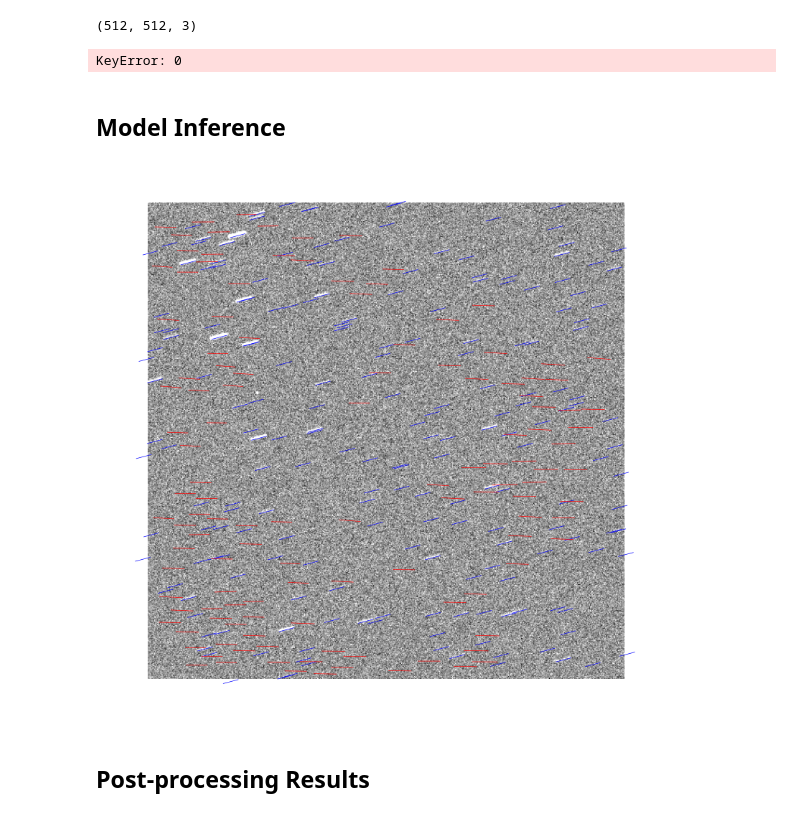
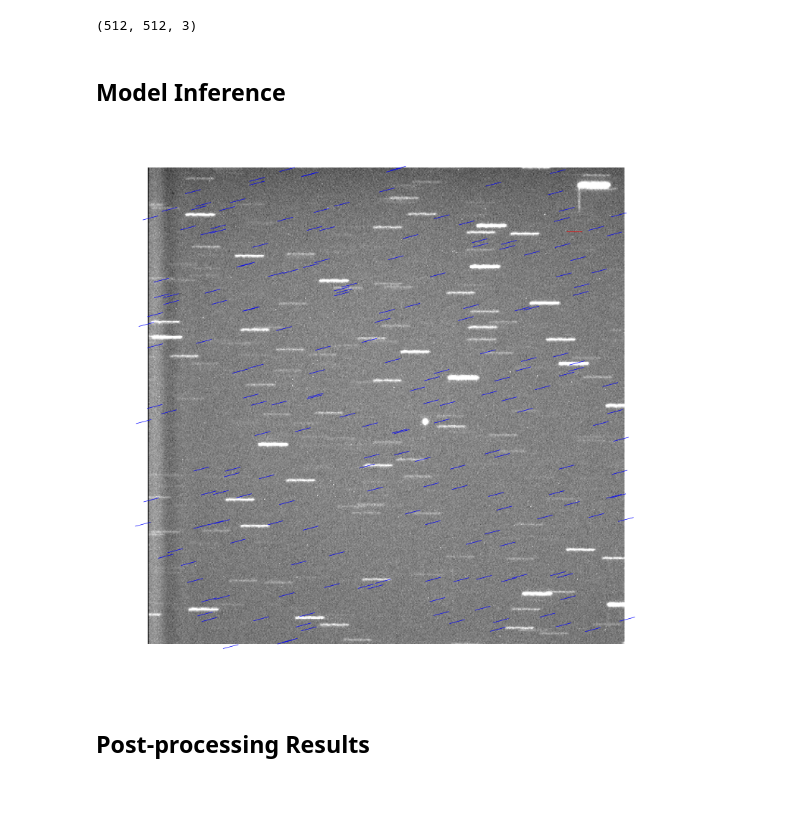
Before and after one commit to zgazak/LETR, a Jupyter notebook: src/demo_letr.ipynb, the cells around one changed output. Cells and saved outputs as stored; diff of their text form; code cells hidden in the pictures.

```diff
--- a/src/demo_letr.ipynb
+++ b/src/demo_letr.ipynb
@@ -86,9 +90,9 @@ class Resize(object):
 ## Load Model Pre-trained Weights
 # %%
 # obtain checkpoints
-#checkpoint = torch.load('../exp/hypspec_oft/checkpoints/checkpoint0499.pth', map_location='cpu')
+checkpoint = torch.load('../exp/oft_50_lines/checkpoints/checkpoint0039.pth', map_location='cpu')
 #checkpoint = torch.load('../exp/hypspec_oft_stage2/checkpoints/checkpoint0299.pth', map_location='cpu')
-checkpoint = torch.load('../../../exp/starnet_orig/checkpoints/checkpoint0084.pth', map_location='cpu')
+#checkpoint = torch.load('../../../exp/starnet_orig/checkpoints/checkpoint0084.pth', map_location='cpu')
 
 
 # load model
@@ -140,10 +144,6 @@ for annot in gt["annotations"]:
     if annot["image_id"] ==0:
         gt_lines.append([annot["line"][0],annot["line"][1],annot["line"][0]+annot["line"][2],annot["line"][1]+annot["line"][3]])
 gts = np.array(gt_lines)
-# %%
-outputs[0]
-# %% [output]
-KeyError: 0
 # %% [markdown]
 ## Model Inference
 # %%
@@ -160,39 +160,39 @@ lines = out_line * scale_fct[:, None, :]
 lines = lines.view(1000, 2, 2)
 lines = lines.flip([-1])# this is yxyx format
 scores = scores.detach().numpy()
-keep = scores >= 0.8
+keep = scores >= 0.9
 keep = keep.squeeze()
 lines = lines[keep]
 lines = lines.reshape(lines.shape[0], -1)
 
 
 
 fig = plt.figure()
 plt.imshow(zscale(raw_img))
 
 
 for line in gt_lines:
     x1, y1, x2, y2 = line
     p1 = (x1, y1)
     p2 = (x2, y2)
     plt.plot([p1[0], p2[0]], [p1[1], p2[1]], linewidth=.25, color='blue', zorder=1)
 
 for tp_id, line in enumerate(lines):
     y1, x1, y2, x2 = line.detach().numpy() # this is yxyx
 
     #x1, y1, x2, y2  = line.detach().numpy()
     p1 = (x1, y1)
     p2 = (x2, y2)
     plt.plot([p1[0], p2[0]], [p1[1], p2[1]], linewidth=.25, color='red', zorder=1)
 
 plt.axis('off')
 
 
 plt.savefig("../figures/demo_star_result.png", dpi=300, bbox_inches='tight', pad_inches = 0)
 #plt.close(fig)
 plt.show()
 # %% [output]
-[figure, old version]
+[figure, new version]
 # %% [markdown]
 ## Post-processing Results
 # %%
```
Also changed, not shown: parts of 3 cells of this notebook, 1 other file.
